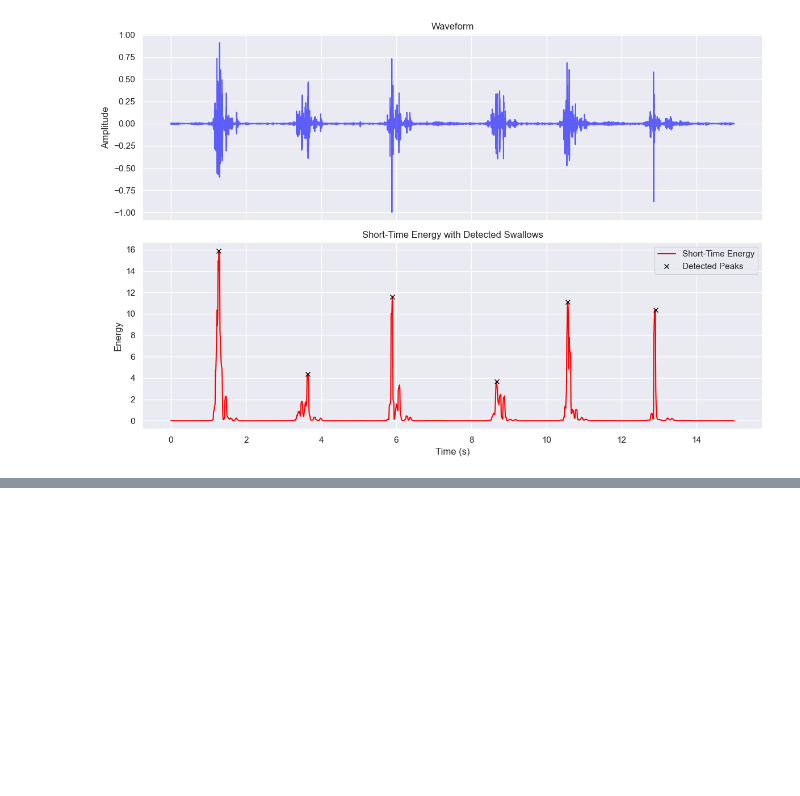
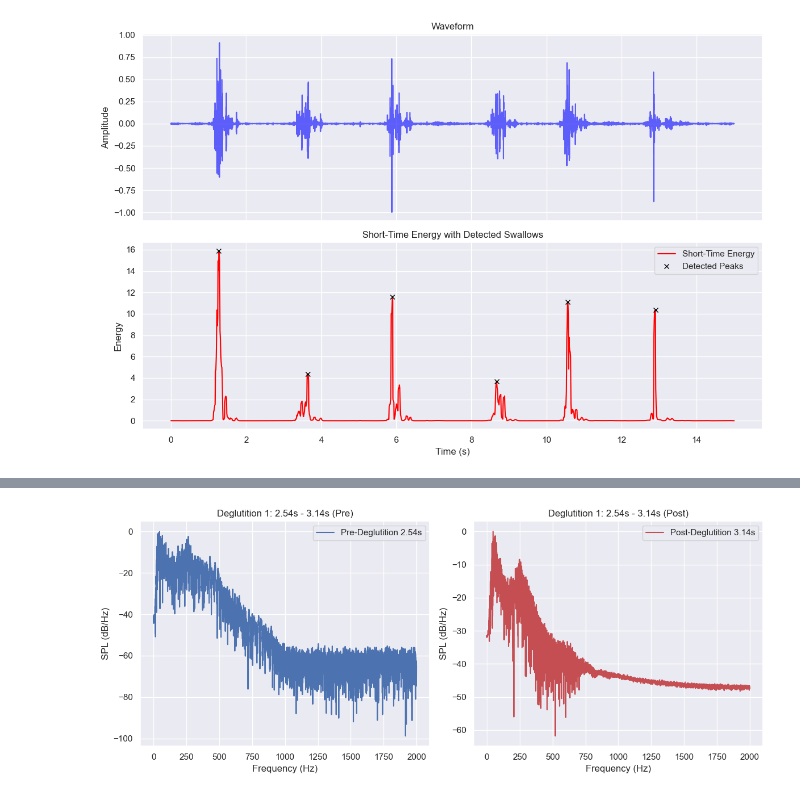
Before and after one commit to TTorres98/Swallowing-Detection, a Jupyter notebook: Audio_analysis/features_extraction.ipynb, the cells around one changed output, grey strips where cells are left out. Saved outputs shown, nothing was run; the diff lists cells and outputs as text; code cells hidden in the pictures; blank space fills up the shorter version.

```diff
--- a/Audio_analysis/features_extraction.ipynb
+++ b/Audio_analysis/features_extraction.ipynb
@@ -403,0 +800,86 @@ Swallow 6: from 12.55s to 13.15s
+# %%
+import numpy as np
+import matplotlib.pyplot as plt
+import scipy.io.wavfile as wav
+
+def compute_spl(frequencies, magnitude):
+    """Convert the magnitude of the FFT to SPL (dB/Hz)."""
+    return 20 * np.log10(np.abs(magnitude) / np.max(np.abs(magnitude)))
+
+def plot_spl_for_deglutition(audio, sample_rate, swallow_windows, window_len=5.0):
+    """
+    Plot SPL (dB/Hz) vs. Frequency (Hz) for 5s before and 5s after the deglutition window.
+
+    Parameters:
+        audio: The audio signal
+        sample_rate: The sample rate of the audio
+        swallow_windows: List of (start_time, end_time) tuples for each detected deglutition
+        window_len: Length of pre/post time (in seconds)
+    """
+    num_events = len(swallow_windows)
+
+    fig, axs = plt.subplots(num_events, 2, figsize=(12, 5 * num_events), sharex=True)
+
+    if num_events == 1:
+        axs = np.array([axs])  # Convert to array shape (1, 2)
+
+    for i, (swallow_start, swallow_end) in enumerate(swallow_windows):
+        # Define pre- and post-deglutition windows
+        pre_start = max(0.0, swallow_start - window_len)
+        pre_end = swallow_start
+
+        post_start = swallow_end
+        post_end = min(len(audio) / sample_rate, swallow_end + window_len)
+
+        # Convert time to sample indices
+        pre_start_sample = int(pre_start * sample_rate)
+        pre_end_sample = int(pre_end * sample_rate)
+        post_start_sample = int(post_start * sample_rate)
+        post_end_sample = int(post_end * sample_rate)
+
+        # Extract segments
+        pre_segment = audio[pre_start_sample:pre_end_sample]
+        post_segment = audio[post_start_sample:post_end_sample]
+
+        # Compute FFT
+        def compute_fft(segment):
+            N = len(segment)
+            f = np.fft.fftfreq(N, d=1/sample_rate)[:N//2]
+            fft_result = np.fft.fft(segment)[:N//2]
+            magnitude = np.abs(fft_result)
+            return f, compute_spl(f, magnitude)
+
+        f_pre, spl_pre = compute_fft(pre_segment)
+        f_post, spl_post = compute_fft(post_segment)
+
+        # Plot SPL for Pre-Deglutition
+        axs[i, 0].plot(f_pre, spl_pre, label=f"Pre-Deglutition {swallow_start:.2f}s", color='b')
+        axs[i, 0].set_title(f"Deglutition {i+1}: {swallow_start:.2f}s - {swallow_end:.2f}s (Pre)")
+        axs[i, 0].set_ylabel("SPL (dB/Hz)")
+        axs[i, 0].set_xlabel("Frequency (Hz)")
+        axs[i, 0].legend()
+
+        # Plot SPL for Post-Deglutition
+        axs[i, 1].plot(f_post, spl_post, label=f"Post-Deglutition {swallow_end:.2f}s", color='r')
+        axs[i, 1].set_title(f"Deglutition {i+1}: {swallow_start:.2f}s - {swallow_end:.2f}s (Post)")
+        axs[i, 1].set_ylabel("SPL (dB/Hz)")
+        axs[i, 1].set_xlabel("Frequency (Hz)")
+        axs[i, 1].legend()
+
+    plt.tight_layout()
+    plt.show()
+
+# Example usage
+sample_rate, audio = wav.read(r"C:\Users\Teresa\Desktop\MBBAS (2ºano)\Tese\Audio_samples\GC-F11-5ml.wav")
+
+# If stereo, convert to mono
+if len(audio.shape) > 1:
+    audio = np.mean(audio, axis=1)
+
+# Example detected deglutition time windows (replace with actual detected values)
+swallow_windows = [(2.54, 3.14)]  # Example: Start at 2.5s, ends at 3.0s
+
+# Plot SPL for 5s before and 5s after the deglutition event
+plot_spl_for_deglutition(audio, sample_rate, swallow_windows)
+# %% [output]
+[figure, added]
```
Also changed, not shown: parts of 9 cells of this notebook, 4 other files.
